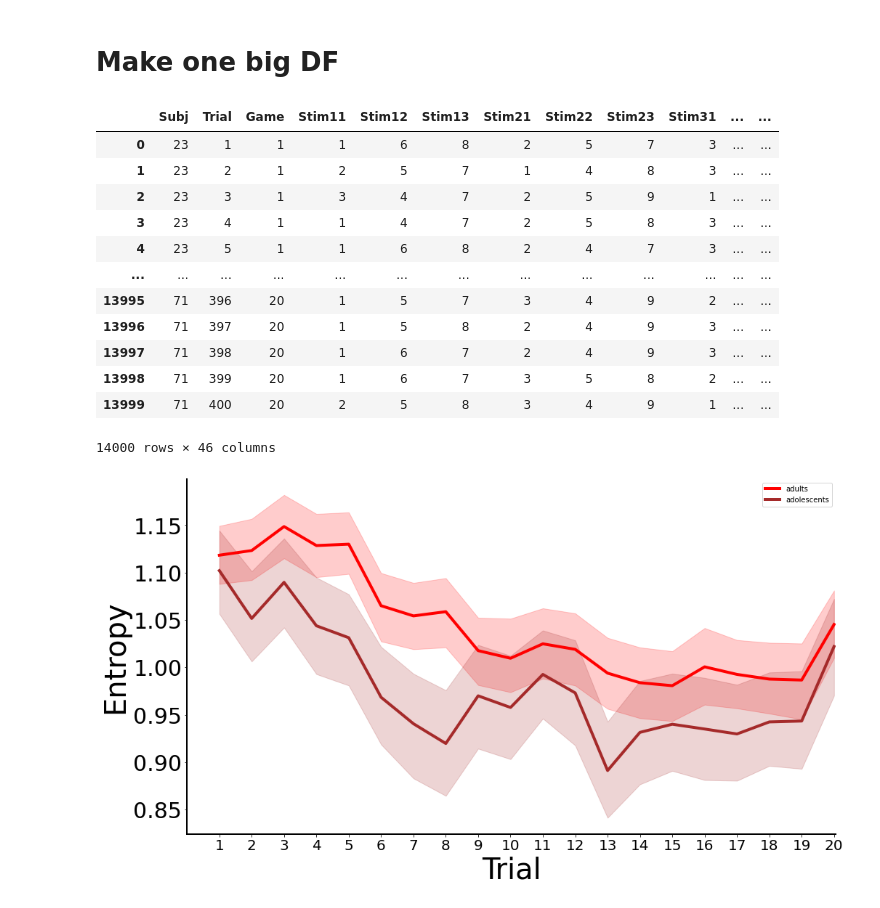
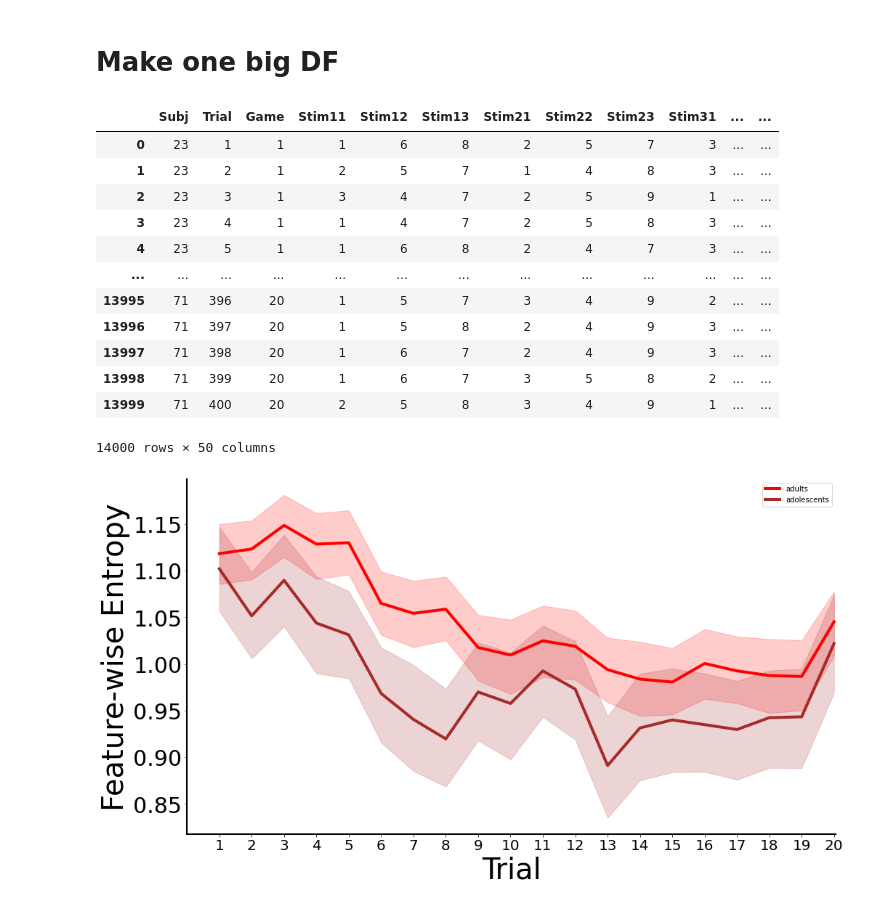
Before and after one commit to angelaradulescu/ldm-analysis, a Jupyter notebook: BehavioralAnalyses.ipynb, the cells around one changed output. Saved outputs shown, nothing was run; the diff lists cells and outputs as text; code cells hidden in the pictures.

Commit message:
added across game analyses and dimension-wise entropy analysis

```diff
--- a/BehavioralAnalyses.ipynb
+++ b/BehavioralAnalyses.ipynb
@@ -429,4 +431,4 @@ entropy_col = []
 for index, row in relative_looking_time_df.iterrows():
     curr_entropy = entropy([row.Feature1, row.Feature2, row.Feature3, row.Feature4, row.Feature5, row.Feature6, row.Feature7, row.Feature8, row.Feature9])
     entropy_col.append(curr_entropy)
-relative_looking_time_df['Entropy'] = entropy_col
+relative_looking_time_df['FeatureEntropy'] = entropy_col
@@ -433,3 +437,14 @@ relative_looking_time_df['Entropy'] = entropy_col
+# %%
+# sum relative looking time over dimensions
+relative_looking_time_df['Animals'] = relative_looking_time_df['Feature1'] + relative_looking_time_df['Feature2'] + relative_looking_time_df['Feature3']
+relative_looking_time_df['Landscapes'] = relative_looking_time_df['Feature4'] + relative_looking_time_df['Feature5'] + relative_looking_time_df['Feature6']
+relative_looking_time_df['Objects'] = relative_looking_time_df['Feature7'] + relative_looking_time_df['Feature8'] + relative_looking_time_df['Feature9']
+
+entropy_col = []
+for index, row in relative_looking_time_df.iterrows():
+    curr_entropy = entropy([row.Animals, row.Landscapes, row.Objects])
+    entropy_col.append(curr_entropy)
+relative_looking_time_df['DimensionEntropy'] = entropy_col
 # %%
 relative_looking_time_df
 # %% [output]
@@ -470,27 +485,27 @@ new_df
 | 13997 | 71 | 398 | 20 | 1 | 6 | 7 | 2 | 4 | 9 | 3 | ... | ... |
 | 13998 | 71 | 399 | 20 | 1 | 6 | 7 | 3 | 5 | 8 | 2 | ... | ... |
 | 13999 | 71 | 400 | 20 | 2 | 5 | 8 | 3 | 4 | 9 | 1 | ... | ... |
-14000 rows × 46 columns
+14000 rows × 50 columns
 # %%
 adole_combined_df = new_df[new_df['Adult'] == False]
 adult_combined_df = new_df[new_df['Adult']]
 # %%
-combined_df_adult = pd.melt(adult_combined_df, col_level=0, id_vars='WithinGameTrial', value_vars=['Entropy'])
-combined_df_adole = pd.melt(adole_combined_df, col_level=0, id_vars='WithinGameTrial', value_vars=['Entropy'])
+combined_df_adult = pd.melt(adult_combined_df, col_level=0, id_vars='WithinGameTrial', value_vars=['FeatureEntropy'])
+combined_df_adole = pd.melt(adole_combined_df, col_level=0, id_vars='WithinGameTrial', value_vars=['FeatureEntropy'])
 
 fig, ax = plt.subplots(figsize=(16,9))
 sns.lineplot(x = 'WithinGameTrial', y="value", err_style="band", ci=95, data=combined_df_adult, lw=4, legend='brief', label='adults', color='red')
 sns.lineplot(x = 'WithinGameTrial', y="value", err_style="band", ci=95, data=combined_df_adole, lw=4, legend='brief', label='adolescents',  color='brown')
 sns.despine()
 ax.set_xlim([0,game_length+.05])
 # ax.set_ylim([0.3,1])
 ax.set_xticks(np.arange(game_length)+1)
 xl = ax.set_xlabel('Trial',fontsize = 40);
-yl = ax.set_ylabel('Entropy',fontsize = 40);
+yl = ax.set_ylabel('Feature-wise Entropy',fontsize = 40);
 for axis in ['top','bottom','left','right']:
       ax.spines[axis].set_linewidth(2)
 ax.tick_params(axis='x',colors='k')
 plt.xticks(fontsize=20);
 plt.yticks(fontsize=30);
 # %% [output]
-[figure, old version]
+[figure, new version]
```
Also changed, not shown: parts of 16 cells of this notebook.
